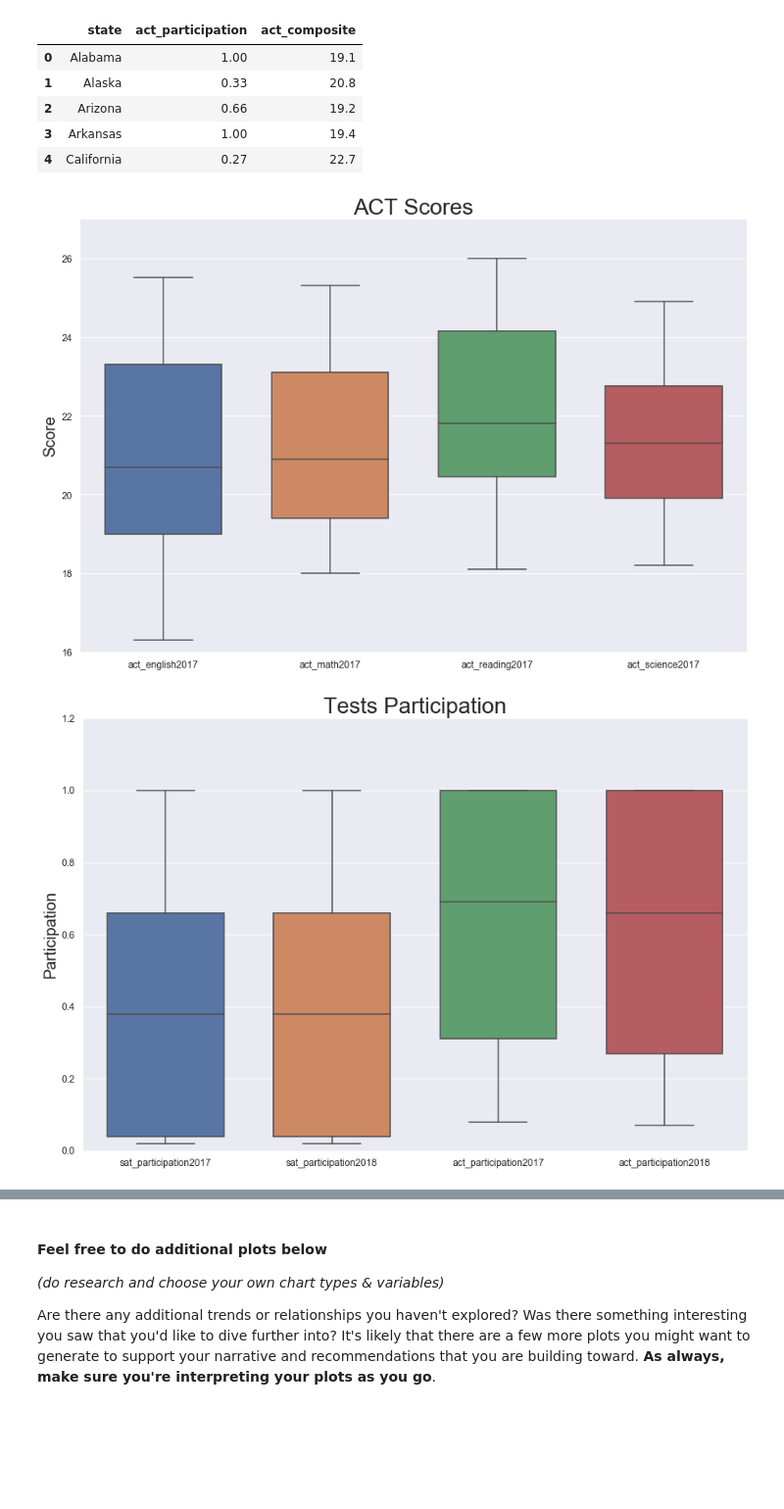
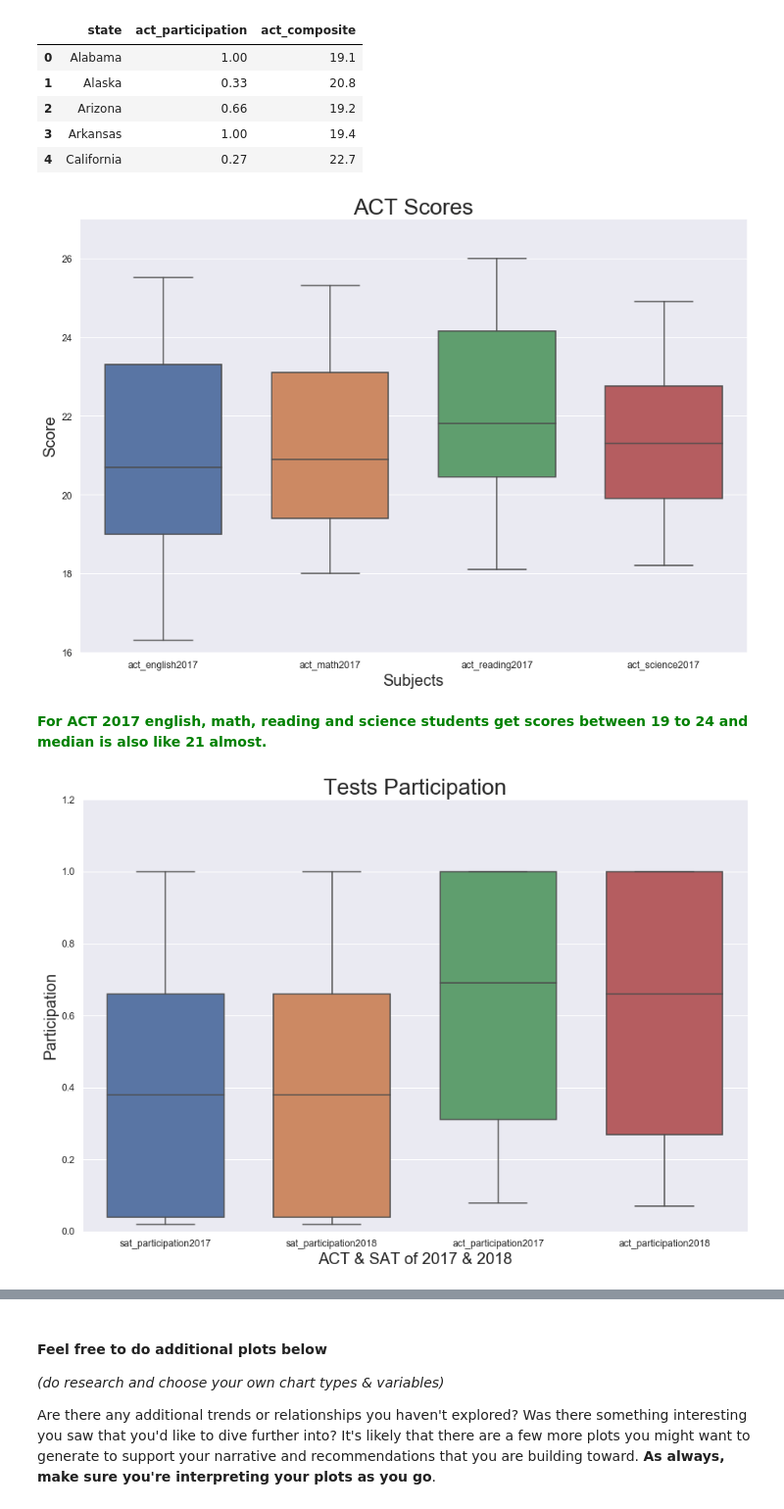
Before and after one commit to boosra/Project_1, a Jupyter notebook: code/starter-code.ipynb, the cells around one changed output, grey strips where cells are left out. Shown at 98% size. Drawn from its saved outputs; the diff is of its cells as text; code cells hidden in the pictures; blank space fills up the shorter version.

```diff
--- a/code/starter-code.ipynb
+++ b/code/starter-code.ipynb
@@ -1102,18 +1143,24 @@ act_2018.head()
 # %%
 ax = plt.subplots(figsize=(15,10))
 plt.title('ACT Scores',fontsize=28)
+plt.xlabel('Subjects', fontsize=20)
 plt.ylabel('Score',fontsize=20)
 plt.ylim(16, 27)
 
 sns.boxplot(data=final[['act_english2017','act_math2017','act_reading2017','act_science2017']],width=0.7);
 # %% [output]
-[figure, old version]
+[figure, new version]
+# %% [markdown]
+<p style="color:green;font-weight:bold;">
+For ACT 2017 english, math, reading and science students get scores between 19 to 24 and median is also like 21 almost.
+</p>
 # %%
 x = plt.subplots(figsize=(15,10))
 plt.title('Tests Participation',fontsize=28)
+plt.xlabel('ACT & SAT of 2017 & 2018', fontsize=20)
 plt.ylabel('Participation',fontsize=20)
 plt.ylim(0, 1.2)
 
 sns.boxplot(data=final[['sat_participation2017','sat_participation2018','act_participation2017','act_participation2018']],width=0.7);
 # %% [output]
-[figure, old version]
+[figure, new version]
```
Also changed, not shown: parts of 15 cells of this notebook, 1 other file.
